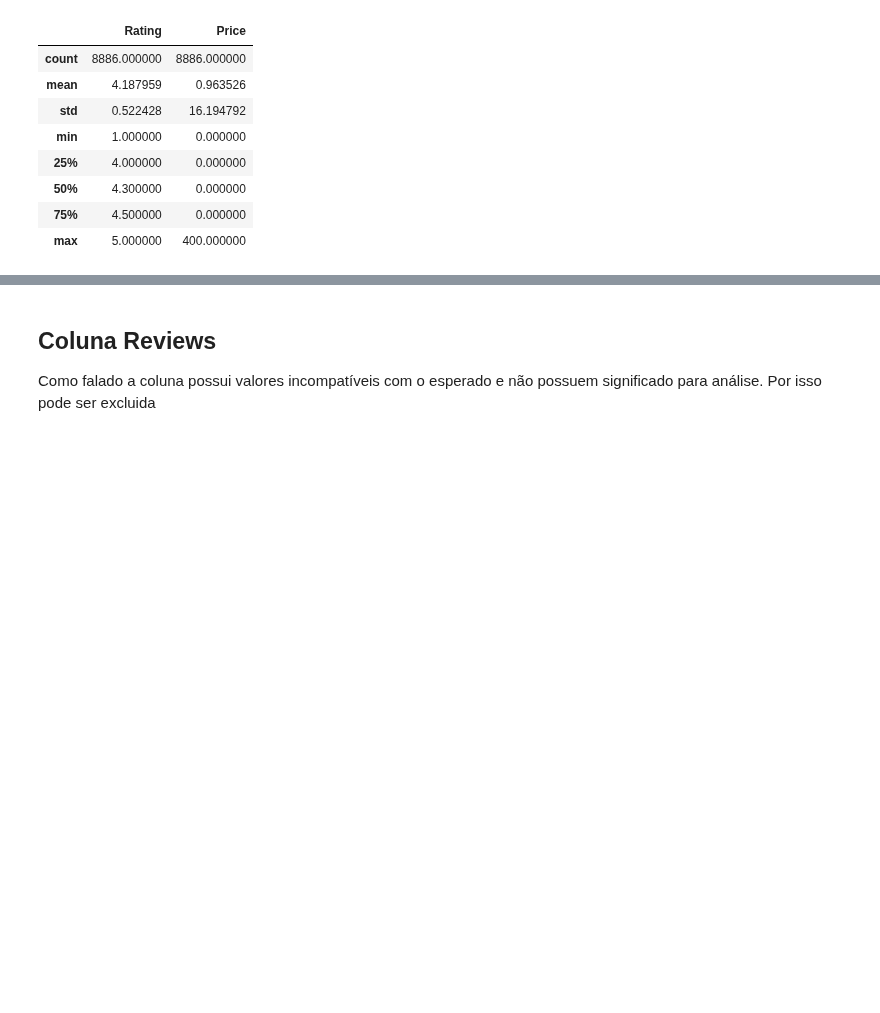
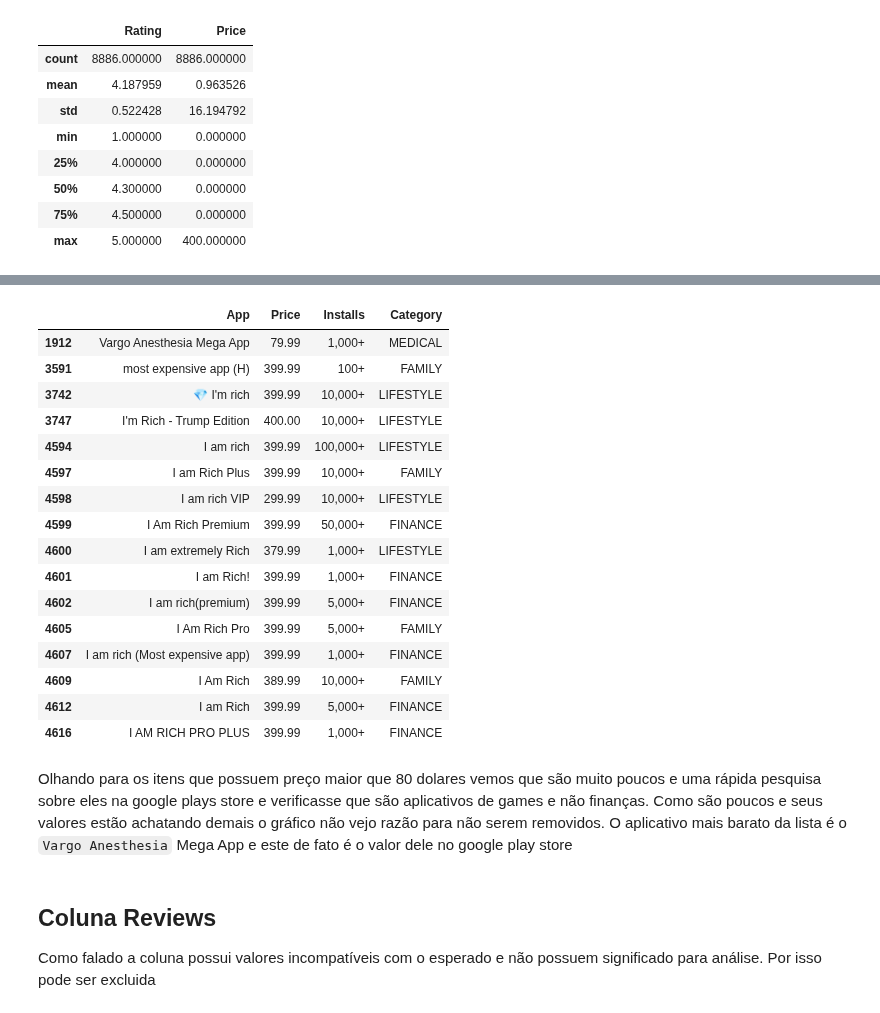
Before and after one commit to AlvaroSampaio/Google-play-store-apps, a Jupyter notebook: notebooks/01A-limpeza-de-dados.ipynb, the cells around one changed output, grey strips where cells are left out. Saved outputs shown, nothing was run; the diff lists cells and outputs as text; code cells hidden in the pictures; blank space fills up the shorter version.

```diff
--- a/notebooks/01A-limpeza-de-dados.ipynb
+++ b/notebooks/01A-limpeza-de-dados.ipynb
@@ -357,0 +362,22 @@ df_alterado.describe()
+# %%
+df_alterado[df_alterado['Price']>=79][['App','Price','Installs','Category']]
+# %% [output]
+|  | App | Price | Installs | Category |
+| 1912 | Vargo Anesthesia Mega App | 79.99 | 1,000+ | MEDICAL |
+| 3591 | most expensive app (H) | 399.99 | 100+ | FAMILY |
+| 3742 | 💎 I'm rich | 399.99 | 10,000+ | LIFESTYLE |
+| 3747 | I'm Rich - Trump Edition | 400.00 | 10,000+ | LIFESTYLE |
+| 4594 | I am rich | 399.99 | 100,000+ | LIFESTYLE |
+| 4597 | I am Rich Plus | 399.99 | 10,000+ | FAMILY |
+| 4598 | I am rich VIP | 299.99 | 10,000+ | LIFESTYLE |
+| 4599 | I Am Rich Premium | 399.99 | 50,000+ | FINANCE |
+| 4600 | I am extremely Rich | 379.99 | 1,000+ | LIFESTYLE |
+| 4601 | I am Rich! | 399.99 | 1,000+ | FINANCE |
+| 4602 | I am rich(premium) | 399.99 | 5,000+ | FINANCE |
+| 4605 | I Am Rich Pro | 399.99 | 5,000+ | FAMILY |
+| 4607 | I am rich (Most expensive app) | 399.99 | 1,000+ | FINANCE |
+| 4609 | I Am Rich | 389.99 | 10,000+ | FAMILY |
+| 4612 | I am Rich | 399.99 | 5,000+ | FINANCE |
+| 4616 | I AM RICH PRO PLUS | 399.99 | 1,000+ | FINANCE |
+# %% [markdown]
+Olhando para os itens que possuem preço maior que 80 dolares vemos que são muito poucos e uma rápida pesquisa sobre eles na google plays store e verificasse que são aplicativos de games e não finanças. Como são poucos e seus valores estão achatando demais o gráfico não vejo razão para não serem removidos. O aplicativo mais barato da lista é o `Vargo Anesthesia` Mega App e este de fato é o valor dele no google play store
```
Also changed, not shown: parts of 6 cells of this notebook.
